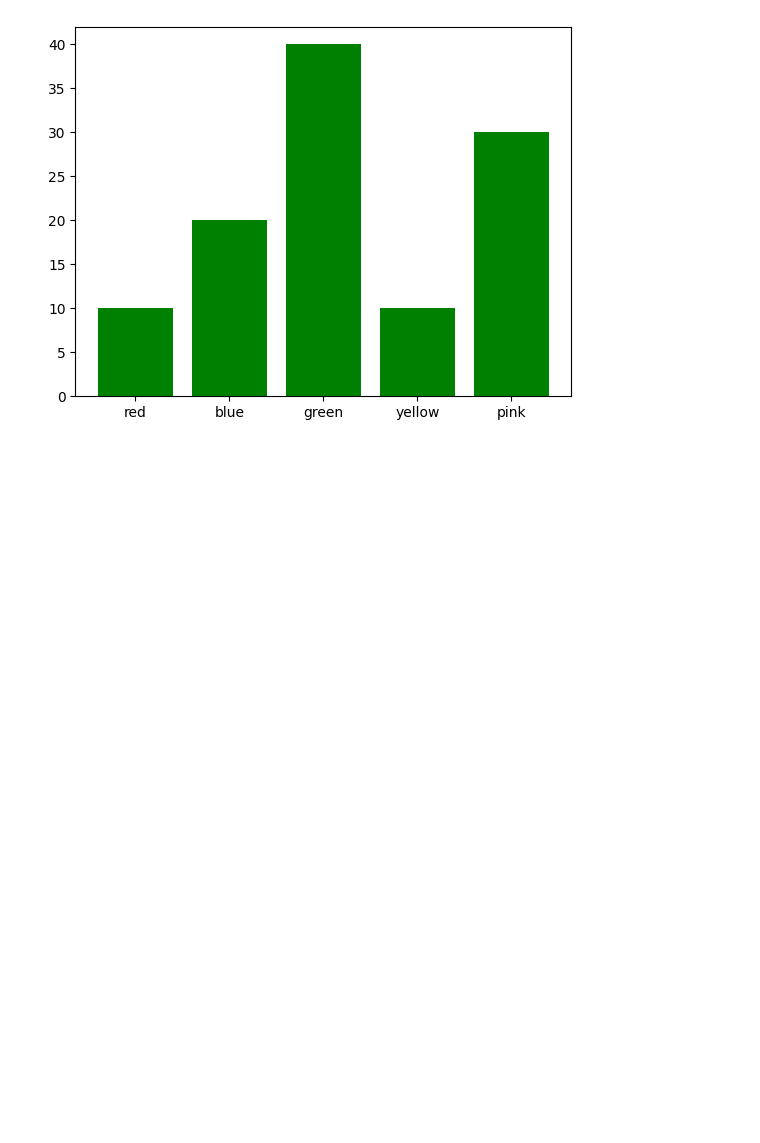
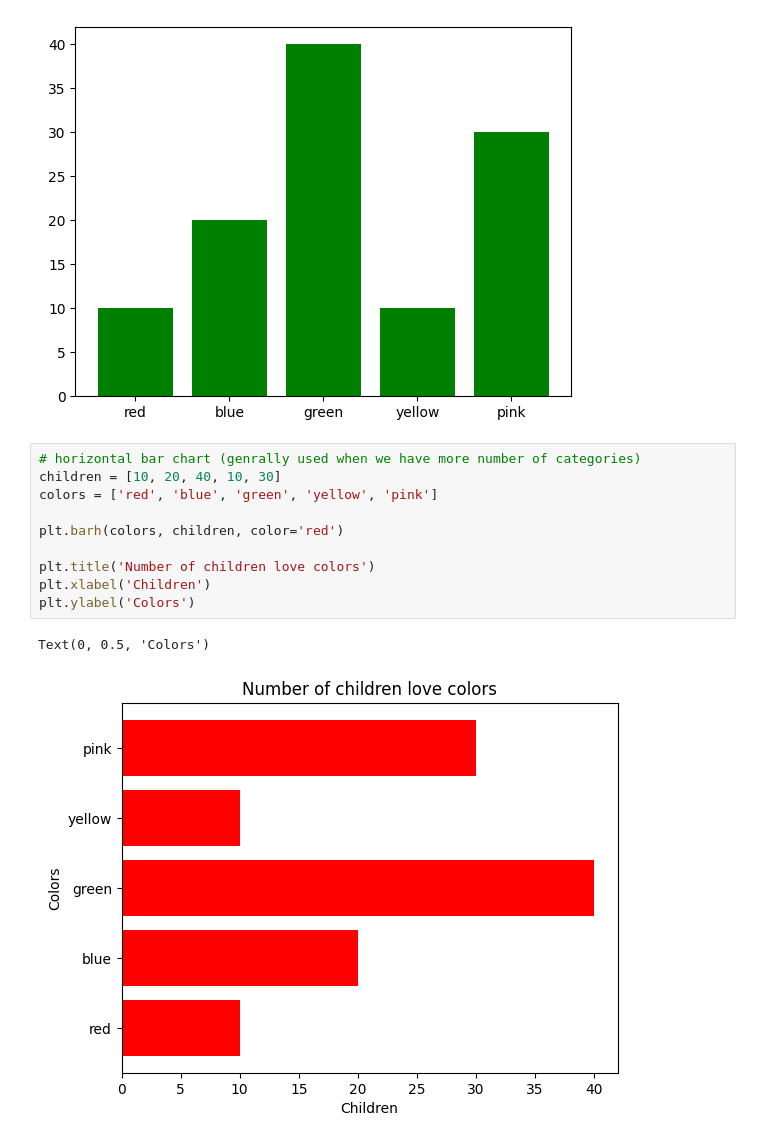
Before and after one commit to Muhammad-Waleed-Source/Matplotlib, a Jupyter notebook: Matplotlib_1.ipynb, the cells around one changed output. Cells and saved outputs as stored; diff of their text form; blank space fills up the shorter version.

Commit message:
horizontal bar chart

```diff
--- a/Matplotlib_1.ipynb
+++ b/Matplotlib_1.ipynb
@@ -409,3 +409,16 @@ plt.bar(colors, children, color='green')
 # %% [output]
 <BarContainer object of 5 artists>
 [figure]
+# %%
+# horizontal bar chart (genrally used when we have more number of categories)
+children = [10, 20, 40, 10, 30]
+colors = ['red', 'blue', 'green', 'yellow', 'pink']
+
+plt.barh(colors, children, color='red')
+
+plt.title('Number of children love colors')
+plt.xlabel('Children')
+plt.ylabel('Colors')
+# %% [output]
+Text(0, 0.5, 'Colors')
+[figure, added]
```
